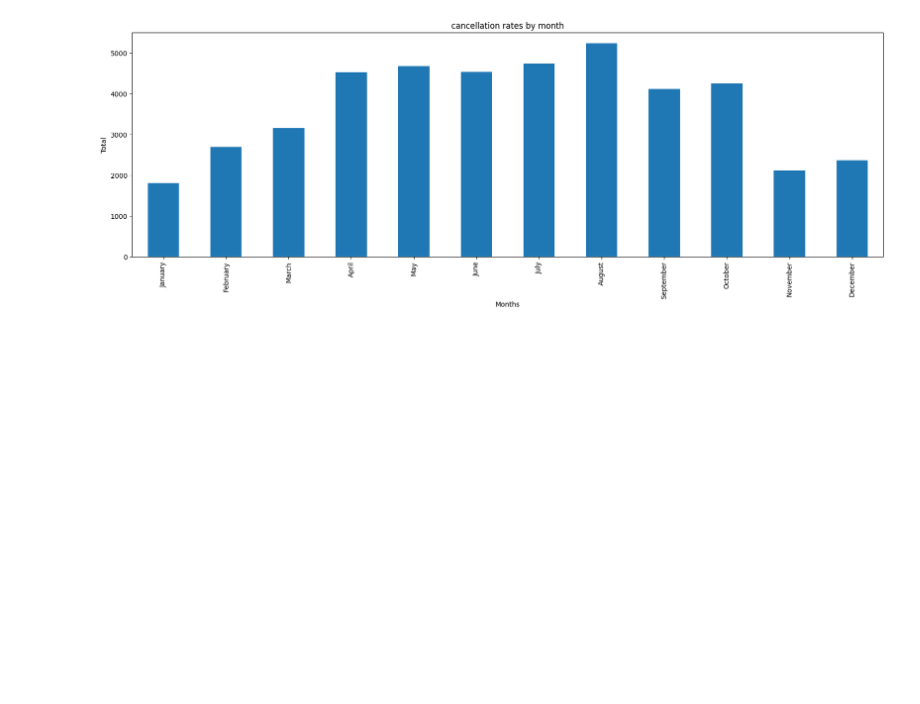
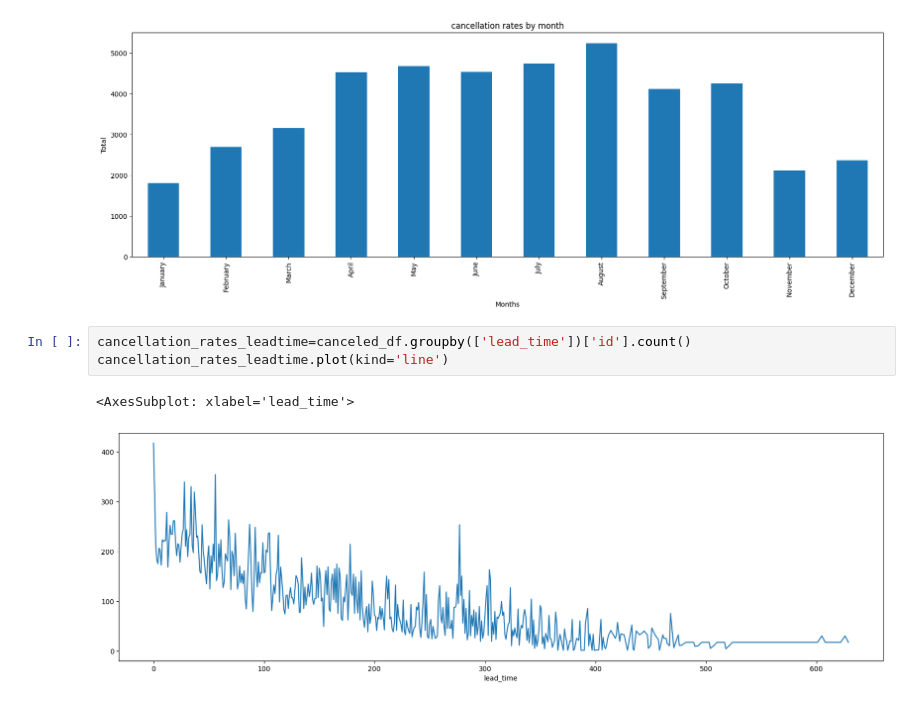
Before and after one commit to MohamedJAIDANE/Hotel-Booking-Demand-data-analysis, a Jupyter notebook: notebook.ipynb, the cells around one changed output. Saved outputs shown, nothing was run; the diff lists cells and outputs as text; blank space fills up the shorter version.

```diff
--- a/notebook.ipynb
+++ b/notebook.ipynb
@@ -179,3 +179,9 @@ plt.title('cancellation rates by month')
 # %% [output]
 Text(0.5, 1.0, 'cancellation rates by month')
 [figure]
+# %%
+cancellation_rates_leadtime=canceled_df.groupby(['lead_time'])['id'].count()
+cancellation_rates_leadtime.plot(kind='line')
+# %% [output]
+<AxesSubplot: xlabel='lead_time'>
+[figure, added]
```
Also changed, not shown: parts of 1 cell of this notebook.
